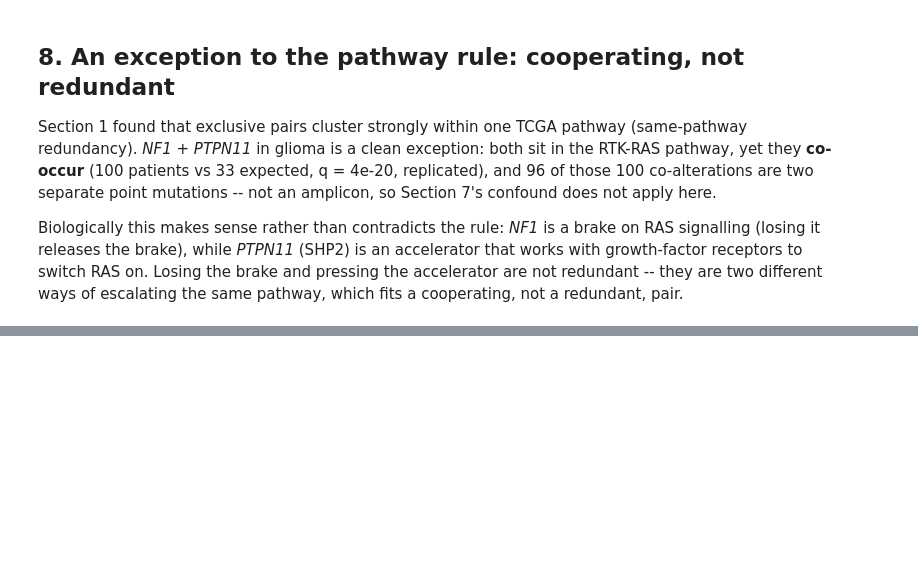
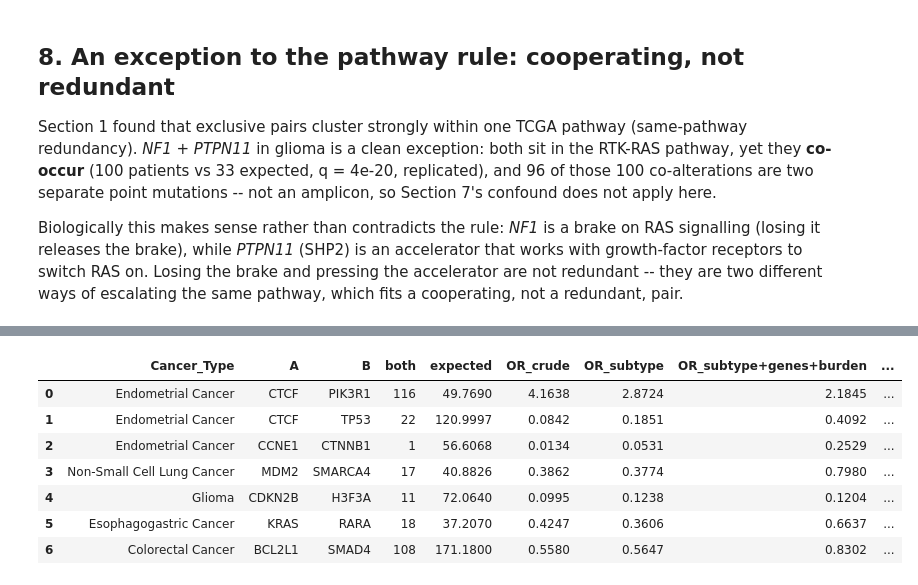
Before and after one commit to Wlimni/Learning-Cancer-Mutation-Landscapes-from-Large-Scale-Mutation-Testing-Data-fyp, a Jupyter notebook: notebooks/04_phase4_insight.ipynb, the cells around one changed output, grey strips where cells are left out. Cells and saved outputs as stored; diff of their text form; code cells hidden in the pictures; blank space fills up the shorter version.

```diff
--- a/notebooks/04_phase4_insight.ipynb
+++ b/notebooks/04_phase4_insight.ipynb
@@ -510,0 +564,13 @@ a cooperating, not a redundant, pair.
+# %%
+fu = pd.read_parquet(PROCESSED_DIR / "candidate_followup.parquet")
+fu[["Cancer_Type", "A", "B", "both", "expected", "OR_crude", "OR_subtype", "OR_subtype+genes+burden",
+    "p_subtype+genes+burden", "OR_all+TMB", "p_all+TMB", "both_TMB<5", "OR_TMB<5", "p_TMB<5"]].round(4)
+# %% [output]
+|  | Cancer_Type | A | B | both | expected | OR_crude | OR_subtype | OR_subtype+genes+burden | ... |
+| 0 | Endometrial Cancer | CTCF | PIK3R1 | 116 | 49.7690 | 4.1638 | 2.8724 | 2.1845 | ... |
+| 1 | Endometrial Cancer | CTCF | TP53 | 22 | 120.9997 | 0.0842 | 0.1851 | 0.4092 | ... |
+| 2 | Endometrial Cancer | CCNE1 | CTNNB1 | 1 | 56.6068 | 0.0134 | 0.0531 | 0.2529 | ... |
+| 3 | Non-Small Cell Lung Cancer | MDM2 | SMARCA4 | 17 | 40.8826 | 0.3862 | 0.3774 | 0.7980 | ... |
+| 4 | Glioma | CDKN2B | H3F3A | 11 | 72.0640 | 0.0995 | 0.1238 | 0.1204 | ... |
+| 5 | Esophagogastric Cancer | KRAS | RARA | 18 | 37.2070 | 0.4247 | 0.3606 | 0.6637 | ... |
+| 6 | Colorectal Cancer | BCL2L1 | SMAD4 | 108 | 171.1800 | 0.5580 | 0.5647 | 0.8302 | ... |
```
Also changed, not shown: parts of 5 cells of this notebook, 7 other files.
